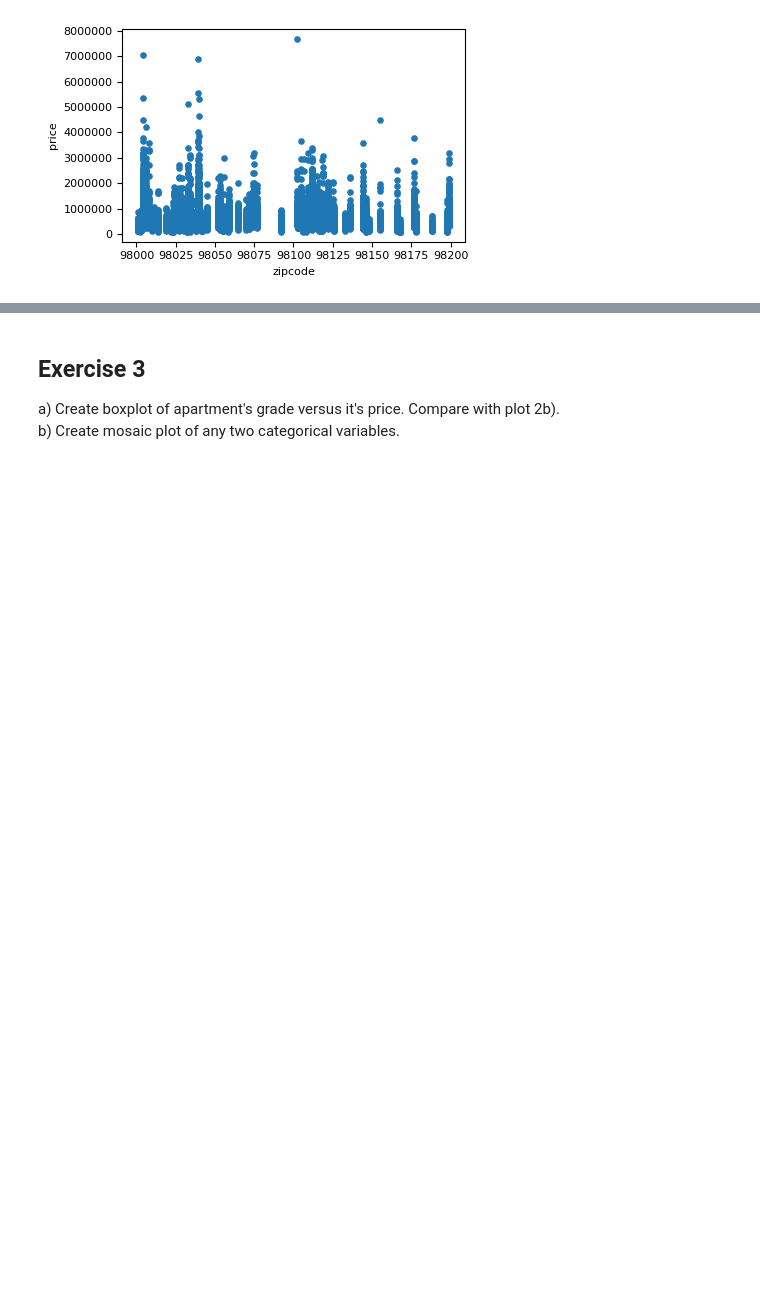
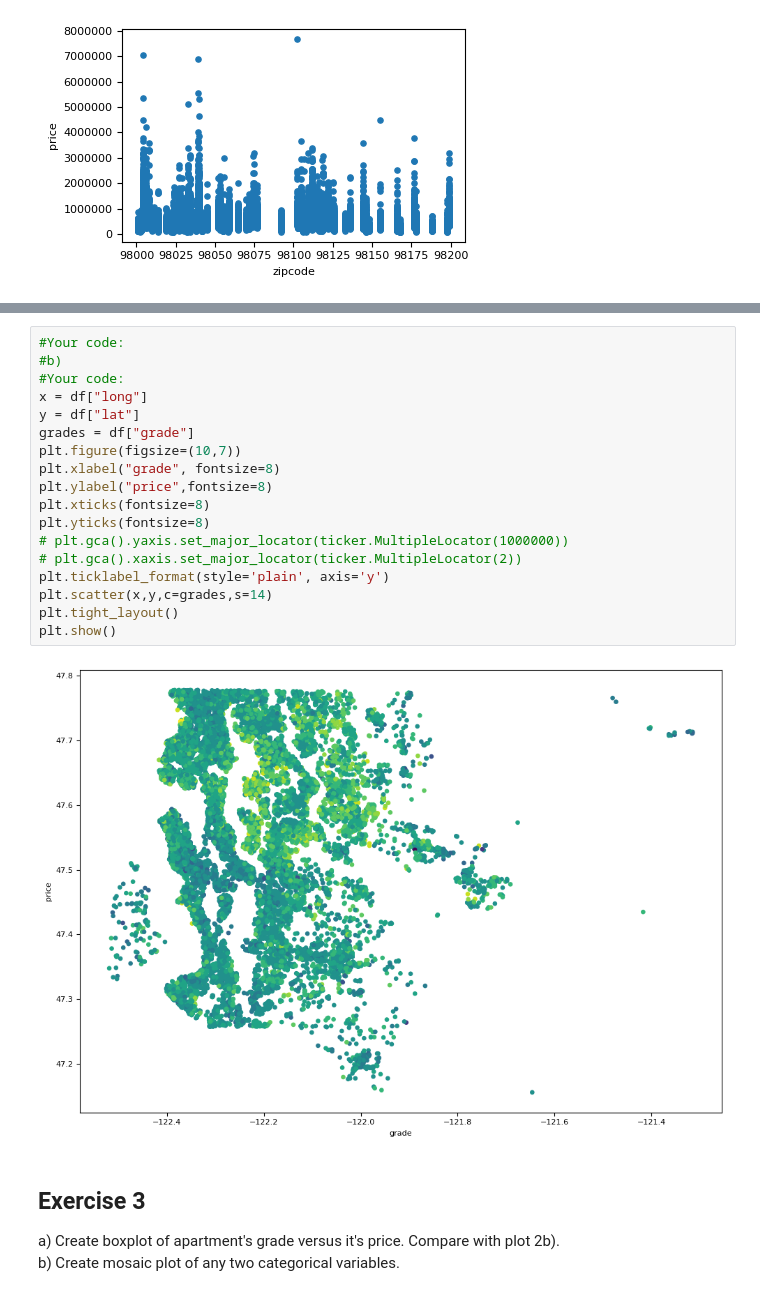
Before and after one commit to jqbpoz/Data-Analyst-UJ, a Jupyter notebook: Assignment_1.ipynb, the cells around one changed output, grey strips where cells are left out. Saved outputs shown, nothing was run; the diff lists cells and outputs as text; blank space fills up the shorter version.

```diff
--- a/Assignment_1.ipynb
+++ b/Assignment_1.ipynb
@@ -121,3 +117,23 @@ plt.show()
+# %%
+#Your code:
+#b)
+#Your code:
+x = df["long"]
+y = df["lat"]
+grades = df["grade"]
+plt.figure(figsize=(10,7))
+plt.xlabel("grade", fontsize=8)
+plt.ylabel("price",fontsize=8)
+plt.xticks(fontsize=8)
+plt.yticks(fontsize=8)
+# plt.gca().yaxis.set_major_locator(ticker.MultipleLocator(1000000))
+# plt.gca().xaxis.set_major_locator(ticker.MultipleLocator(2))
+plt.ticklabel_format(style='plain', axis='y')
+plt.scatter(x,y,c=grades,s=14)
+plt.tight_layout()
+plt.show()
+# %% [output]
+[figure, added]
 # %% [markdown]
 ## Exercise 3
 a) Create boxplot of apartment's grade versus it's price. Compare with plot 2b).
```
Also changed, not shown: parts of 1 cell of this notebook.
